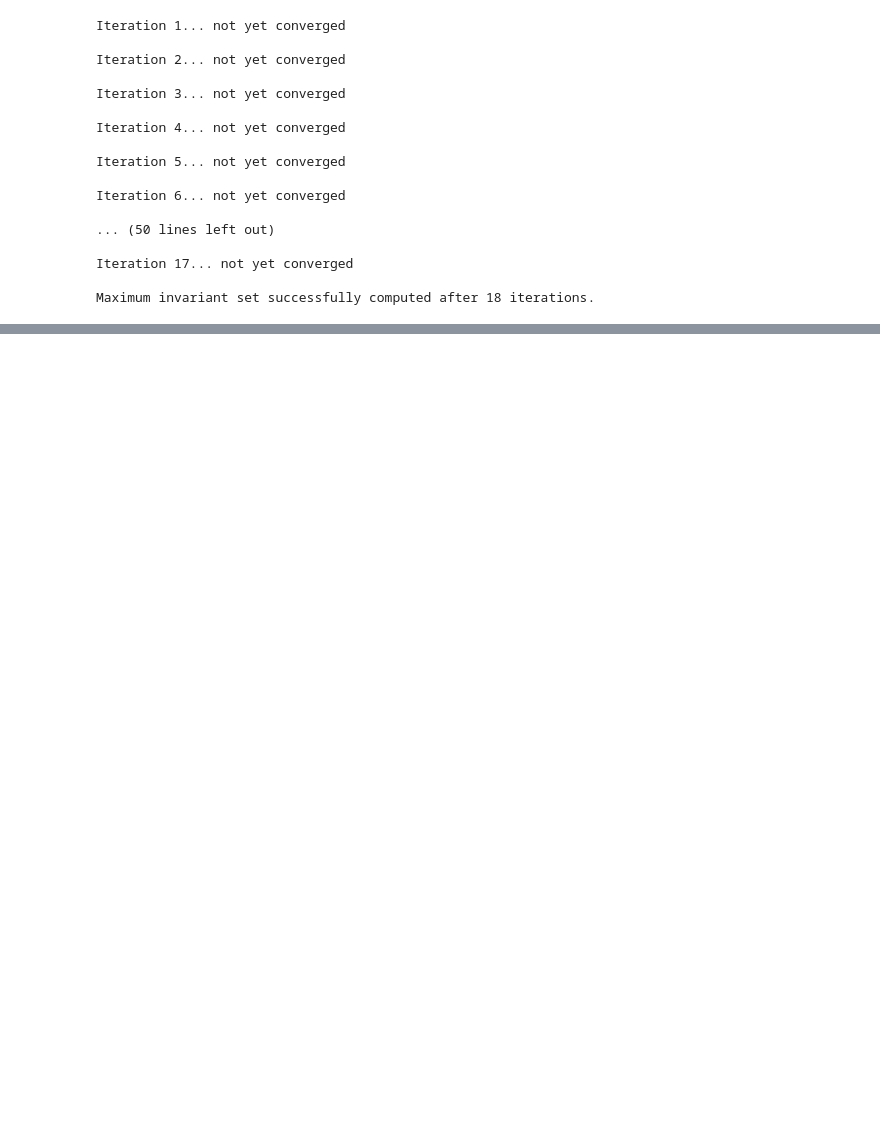
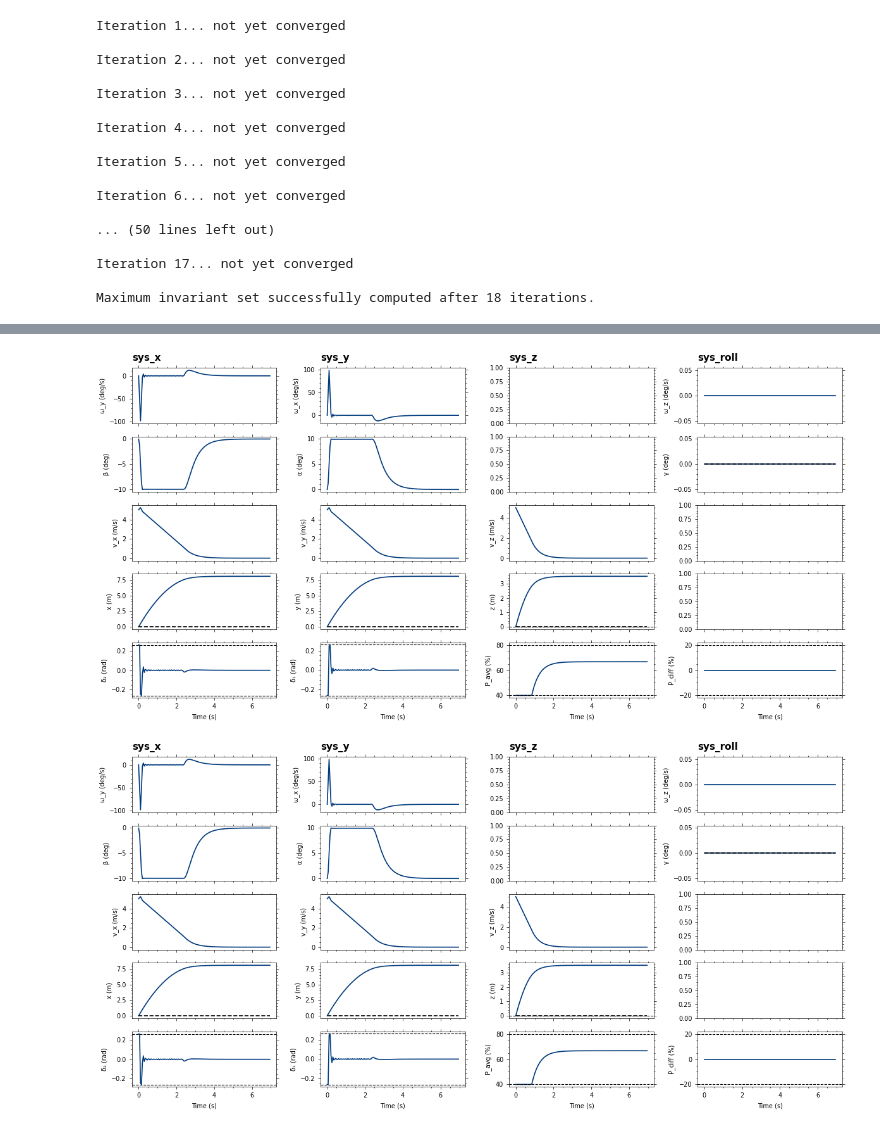
Before and after one commit to VincentEllenrieder/MPC-project-groupBS, a Jupyter notebook: project/Deliverable_3_1/Deliverable_3_1.ipynb, the cells around one changed output, grey strips where cells are left out. Drawn from its saved outputs; the diff is of its cells as text; code cells hidden in the pictures; blank space fills up the shorter version.

```diff
--- a/project/Deliverable_3_1/Deliverable_3_1.ipynb
+++ b/project/Deliverable_3_1/Deliverable_3_1.ipynb
@@ -1330,0 +1343,11 @@ Maximum invariant set successfully computed after 18 iterations.
+# %%
+mpc = MPCVelControl().new_controller(rocket, Ts, H)
+
+x0 = xs.copy()
+x0[6] += 5.0
+x0[7] += 5.0
+x0[8] += 5.0
+
+t_cl, x_cl, u_cl, t_ol, x_ol, u_ol, ref = rocket.simulate_control(
+    mpc, sim_time, H, x0, method="linear"
+)
@@ -1330,0 +1389,22 @@ Maximum invariant set successfully computed after 18 iterations.
+# %%
+from src.vel_rocket_vis import plot_static_states_inputs
+import matplotlib.pyplot as plt
+
+T = t_cl[:-1]
+X = x_cl[:, :-1]
+U = u_cl
+
+Ref = None
+if ref is not None:
+    # ensure Ref is 2D: (12, N)
+    ref2 = ref if ref.ndim == 2 else ref[:, None]
+    # slice to match X's time length
+    Ref = ref2[:, :X.shape[1]]
+
+plot_static_states_inputs(T, X, U, Ref=Ref)
+
+plt.savefig("closedloop_states_inputs.pdf", bbox_inches="tight")
+plt.show()
+# %% [output]
+[figure, added]
+[figure, added]
```
Also changed, not shown: parts of 6 cells of this notebook, 9 other files.
